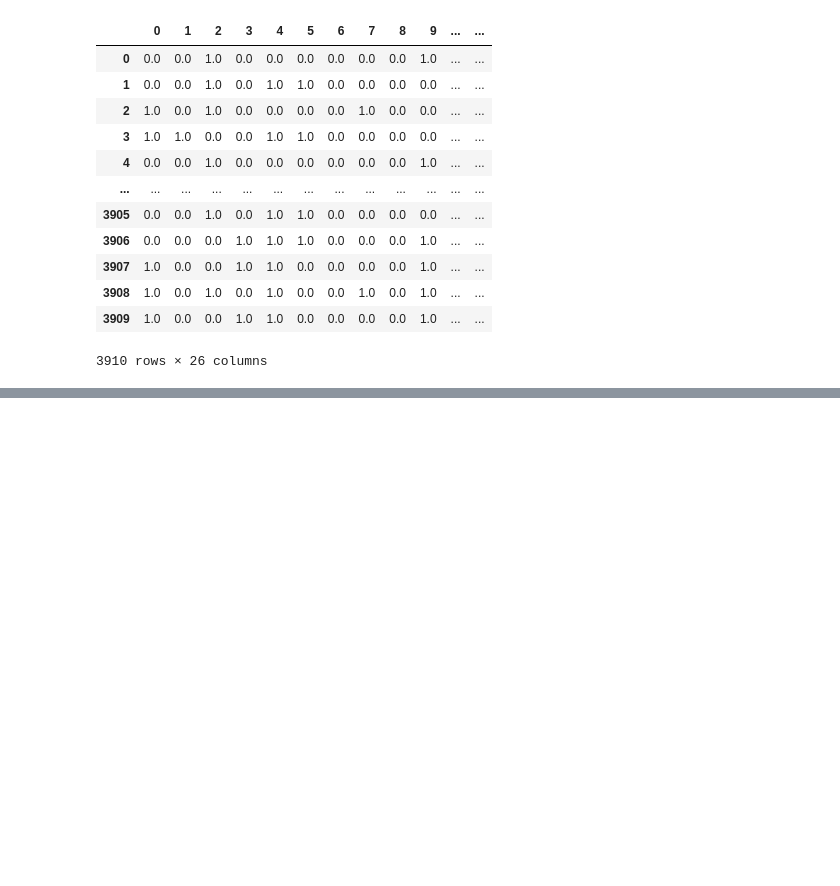
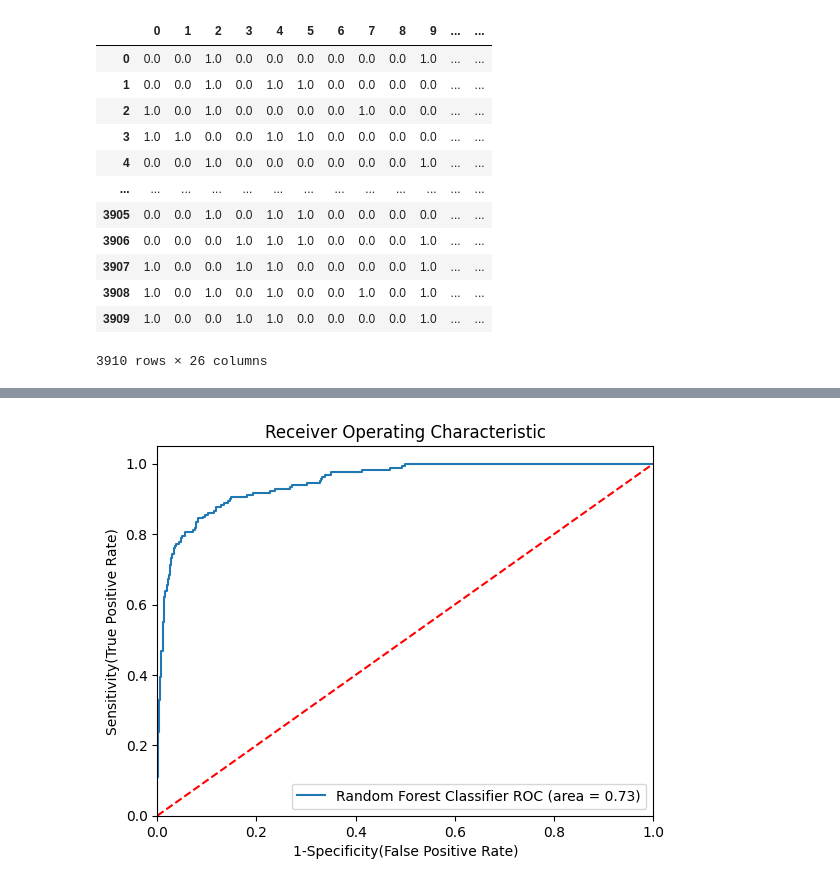
Before and after one commit to Abhinavexists/ML-Algorithms, a Jupyter notebook: Random Forest/random_forest_classifier.ipynb, the cells around one changed output, grey strips where cells are left out. Cells and saved outputs as stored; diff of their text form; code cells hidden in the pictures; blank space fills up the shorter version.

Commit message:
Model Training and Metrics Eval

```diff
--- a/Random Forest/random_forest_classifier.ipynb
+++ b/Random Forest/random_forest_classifier.ipynb
@@ -265,0 +360,17 @@ x_test = preprocessor.transform(x_test)
+# %%
+modelParams = {}
+
+for name, model, params in randomcv_model:
+    random = RandomizedSearchCV(estimator=model,
+                                param_distributions=params,
+                                n_iter=100,
+                                cv=3,
+                                verbose=2,
+                                n_jobs=1)
+
+    random.fit(x_train, y_train)
+    modelParams[name] = random.best_params_
+
+for model_name in modelParams:
+    print(f"---------------- Best Params for {model_name} -------------------")
+    print(modelParams[model_name])
@@ -265,0 +472,30 @@ x_test = preprocessor.transform(x_test)
+# %%
+## Plot ROC AUC Curve
+from sklearn.metrics import roc_auc_score, roc_curve
+plt.figure()
+
+auc_models = [
+    {
+        'label': 'Random Forest Classifier',
+        'model': model,
+        'auc': float(model_test_rocauc_score)
+    }
+]
+
+
+for algo in auc_models:
+    fpr, tpr, thresholds = roc_curve(y_test, algo['model'].predict_proba(x_test)[:, 1])
+    plt.plot(fpr, tpr, label='%s ROC (area = %0.2f)' % (algo['label'], algo['auc']))
+
+# Custom settings for the plot
+plt.plot([0, 1], [0, 1], 'r--')
+plt.xlim([0.0, 1.0])
+plt.ylim([0.0, 1.05])
+plt.xlabel('1-Specificity(False Positive Rate)')
+plt.ylabel('Sensitivity(True Positive Rate)')
+plt.title('Receiver Operating Characteristic')
+plt.legend(loc="lower right")
+plt.savefig("auc.png")
+plt.show()
+# %% [output]
+[figure, added]
```
Also changed, not shown: parts of 7 cells of this notebook.
